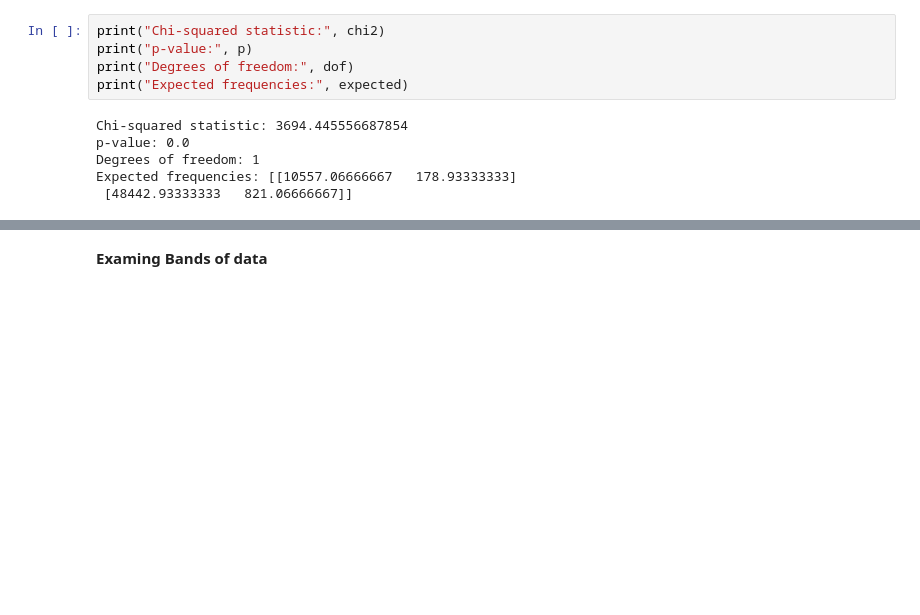
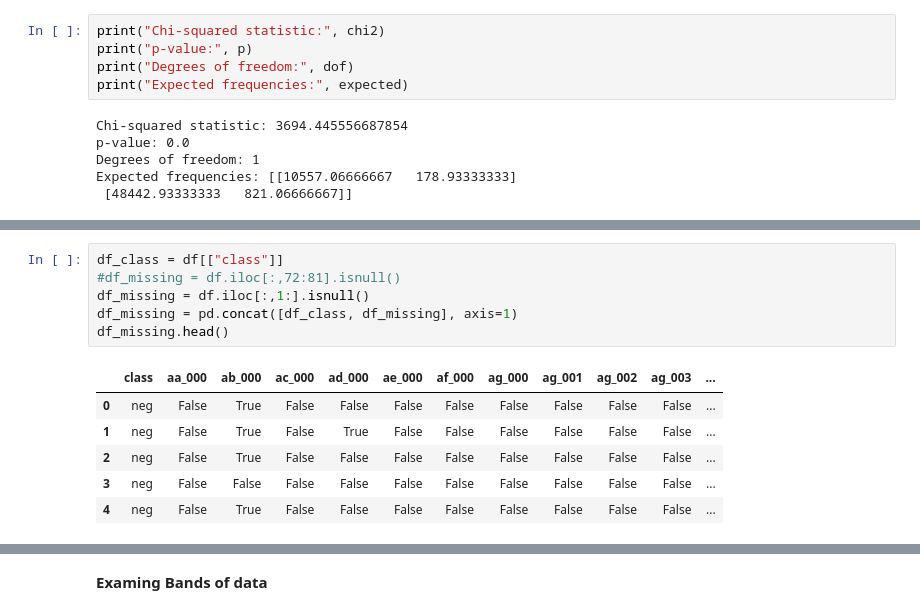
Before and after one commit to Lughaidh-w/DataPrep_ca1, a Jupyter notebook: CA1.ipynb, the cells around one changed output, grey strips where cells are left out. Cells and saved outputs as stored; diff of their text form; blank space fills up the shorter version.

```diff
--- a/CA1.ipynb
+++ b/CA1.ipynb
@@ -673,0 +687,13 @@ Should an F Test be done to determine if there is a relationship between the ban
+# %%
+df_class = df[["class"]]
+#df_missing = df.iloc[:,72:81].isnull()
+df_missing = df.iloc[:,1:].isnull()
+df_missing = pd.concat([df_class, df_missing], axis=1)
+df_missing.head()
+# %% [output]
+|  | class | aa_000 | ab_000 | ac_000 | ad_000 | ae_000 | af_000 | ag_000 | ag_001 | ag_002 | ag_003 | ... |
+| 0 | neg | False | True | False | False | False | False | False | False | False | False | ... |
+| 1 | neg | False | True | False | True | False | False | False | False | False | False | ... |
+| 2 | neg | False | True | False | False | False | False | False | False | False | False | ... |
+| 3 | neg | False | False | False | False | False | False | False | False | False | False | ... |
+| 4 | neg | False | True | False | False | False | False | False | False | False | False | ... |
```
Also changed, not shown: parts of 29 cells of this notebook.
